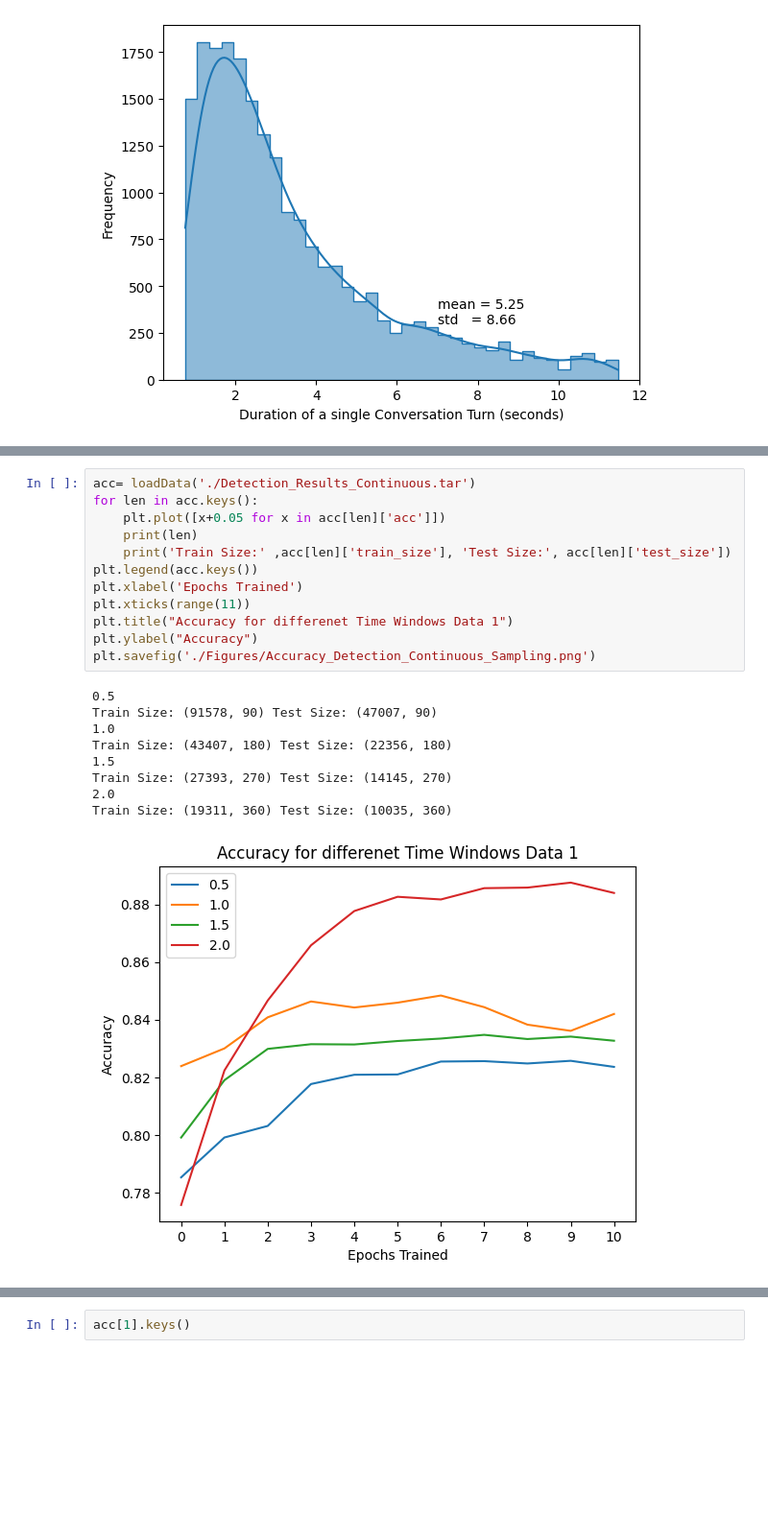
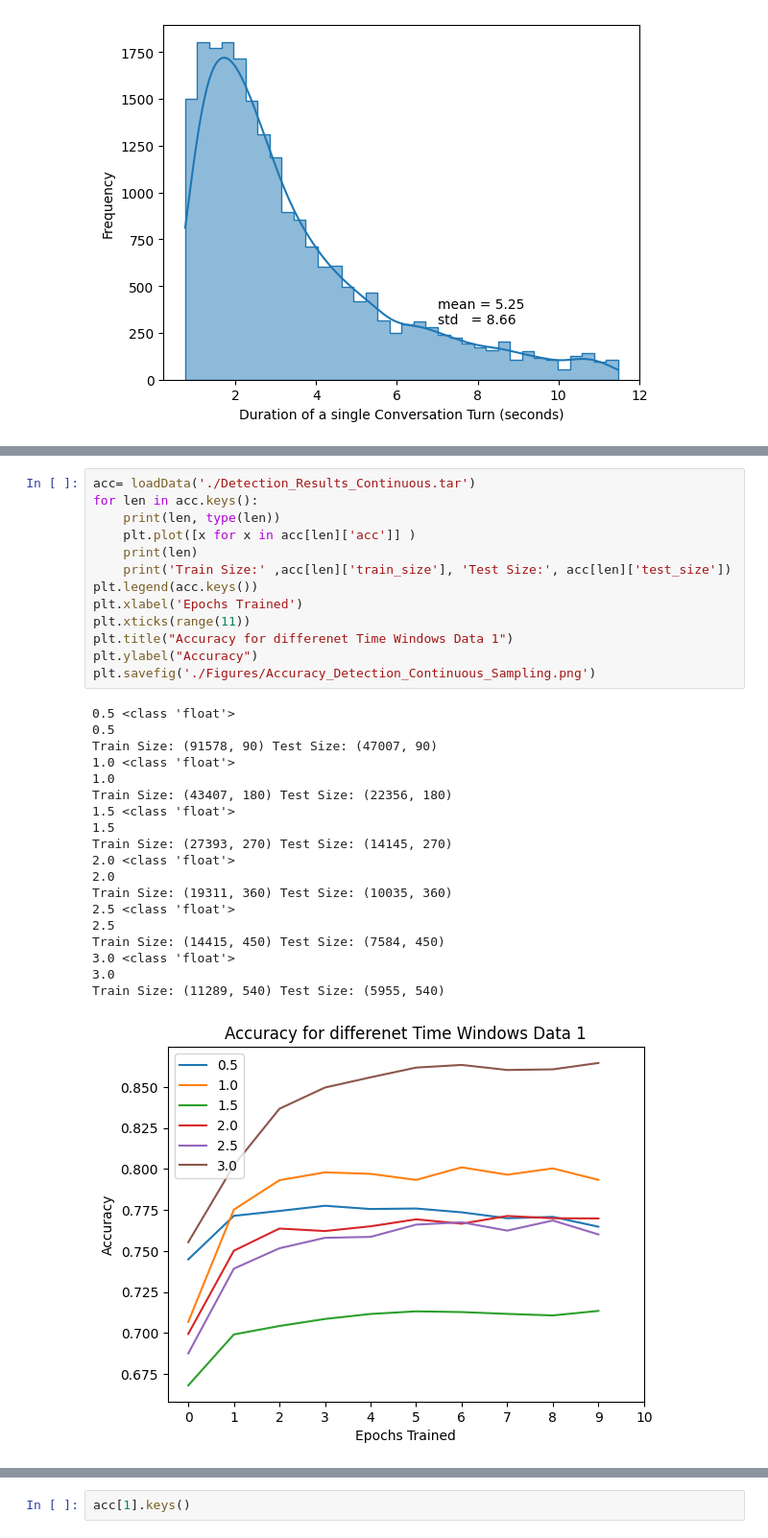
Before and after one commit to eliird/role_detection, a Jupyter notebook: test.ipynb, the cells around one changed output, grey strips where cells are left out. Shown at 96% size. Cells and saved outputs as stored; diff of their text form; blank space fills up the shorter version.

```diff
--- a/test.ipynb
+++ b/test.ipynb
@@ -113,25 +137,36 @@ Train Size: (6777, 360) Test Size: (3372, 360)
 # %%
 acc= loadData('./Detection_Results_Continuous.tar')
 for len in acc.keys():
-    plt.plot([x+0.05 for x in acc[len]['acc']])
+    print(len, type(len))
+    plt.plot([x for x in acc[len]['acc']] )
     print(len)
     print('Train Size:' ,acc[len]['train_size'], 'Test Size:', acc[len]['test_size'])
 plt.legend(acc.keys())
 plt.xlabel('Epochs Trained')
 plt.xticks(range(11))
 plt.title("Accuracy for differenet Time Windows Data 1")
 plt.ylabel("Accuracy")
 plt.savefig('./Figures/Accuracy_Detection_Continuous_Sampling.png')
 # %% [output]
+0.5 <class 'float'>
 0.5
 Train Size: (91578, 90) Test Size: (47007, 90)
+1.0 <class 'float'>
 1.0
 Train Size: (43407, 180) Test Size: (22356, 180)
+1.5 <class 'float'>
 1.5
 Train Size: (27393, 270) Test Size: (14145, 270)
+2.0 <class 'float'>
 2.0
 Train Size: (19311, 360) Test Size: (10035, 360)
+2.5 <class 'float'>
+2.5
+Train Size: (14415, 450) Test Size: (7584, 450)
+3.0 <class 'float'>
+3.0
+Train Size: (11289, 540) Test Size: (5955, 540)
-[figure, old version]
+[figure, new version]
 # %%
 acc= loadData('./Detection_Results_Discrete.tar')
 for len in acc.keys():
```
Also changed, not shown: parts of 7 cells of this notebook, 4 other files.
